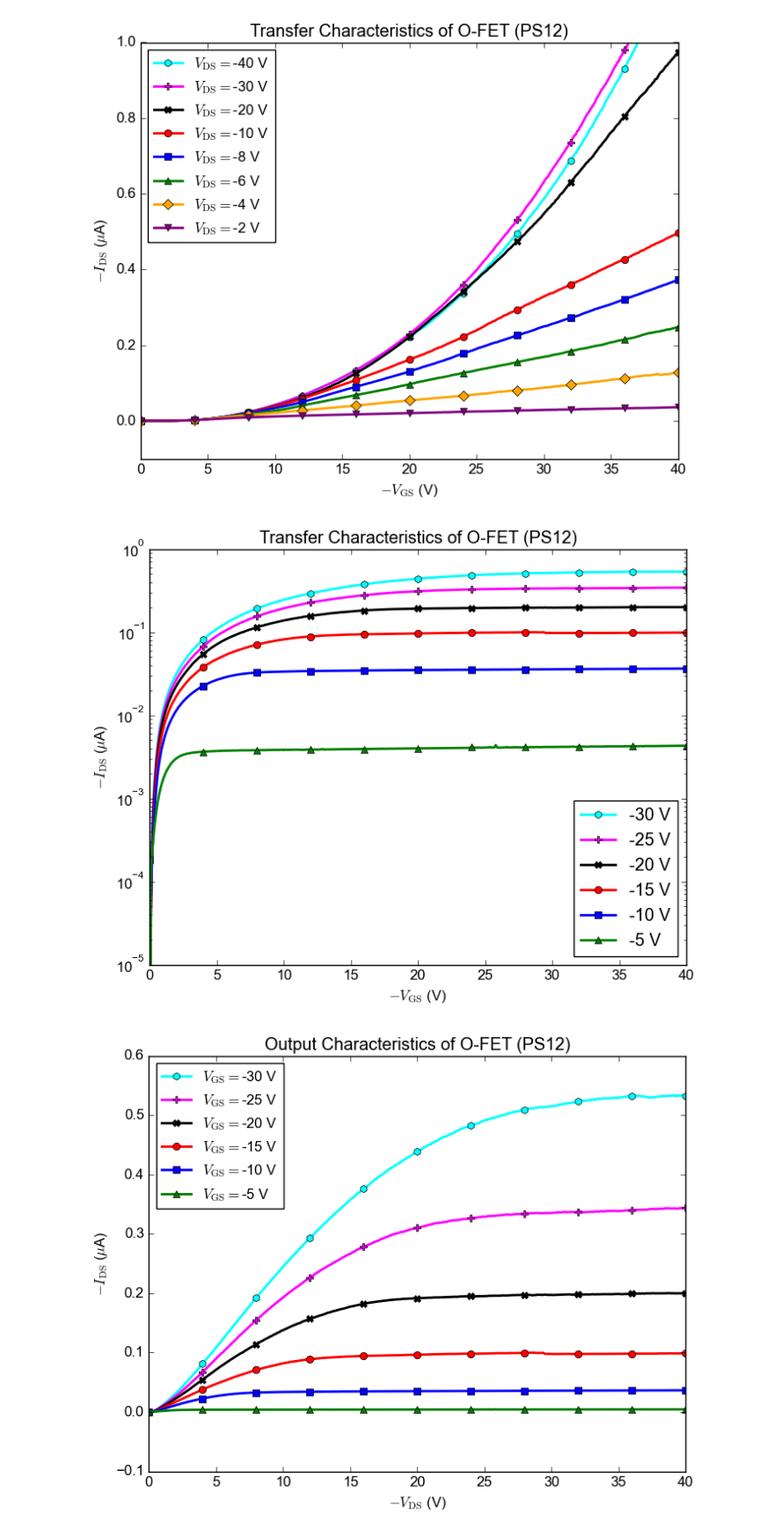
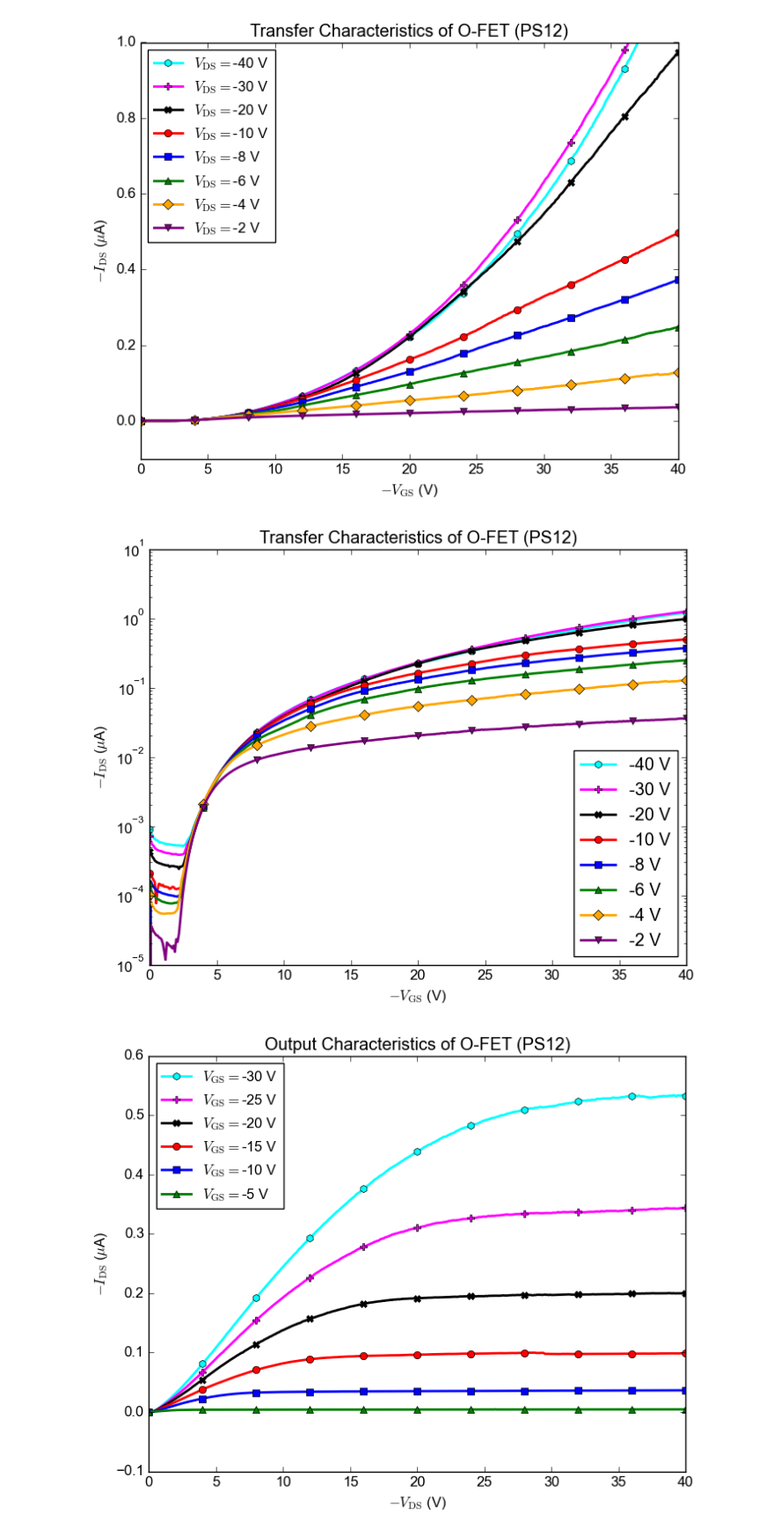
Before and after one commit to phamtrungkien8904/BachelorThesis, a Jupyter notebook: PS/characterization.ipynb, the cells around one changed output. Shown at 88% size. Cells and saved outputs as stored; diff of their text form; code cells hidden in the pictures.

```diff
--- a/PS/characterization.ipynb
+++ b/PS/characterization.ipynb
@@ -56,19 +56,19 @@ plt.show()
 # %% [output]
 [figure]
 # %%
-for label, data, color, marker in datasets_IDS_VDS:
+for label, data, color, marker in datasets_IDS_VGS:
     V_GS = data[:, 0]
     I_DS = data[:, 1]
     plt.semilogy(-V_GS, -I_DS*1e6, lw=2, label=label, color=color, marker=marker, linestyle='-', markevery=40)
 
 plt.xlabel(r"$-V_\text{GS}$ (V)")
 plt.ylabel(r"$-I_\text{DS}$ ($\mu$A)")
 plt.xlim(0, 40)
 plt.title("Transfer Characteristics of O-FET (PS12)")
 plt.legend(frameon=True, loc='lower right', numpoints=1)
 plt.show()
 # %% [output]
-[figure, old version]
+[figure, new version]
 # %%
 datasets_IDS_VDS = [
     ("-30 V", data14, 'cyan', 'h'),
```
